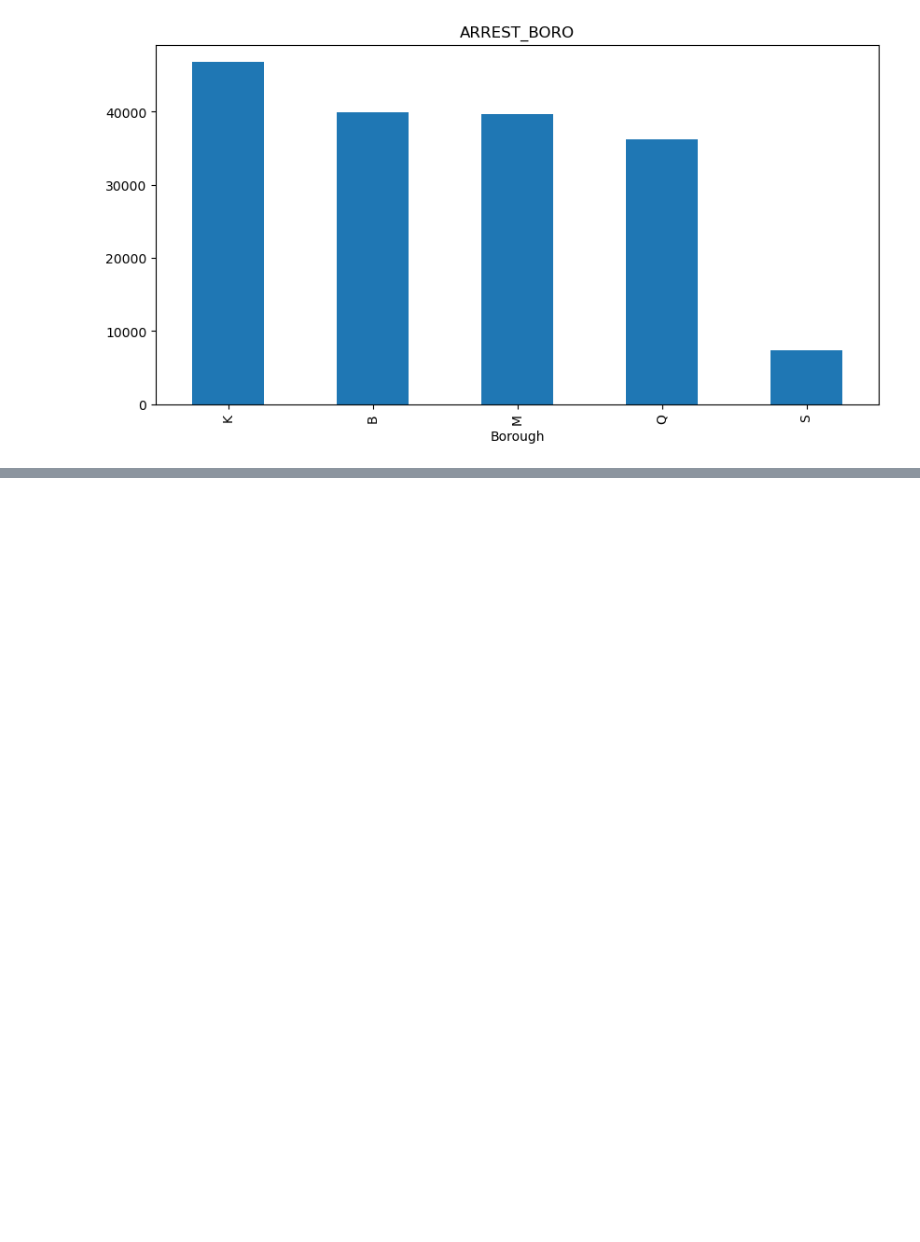
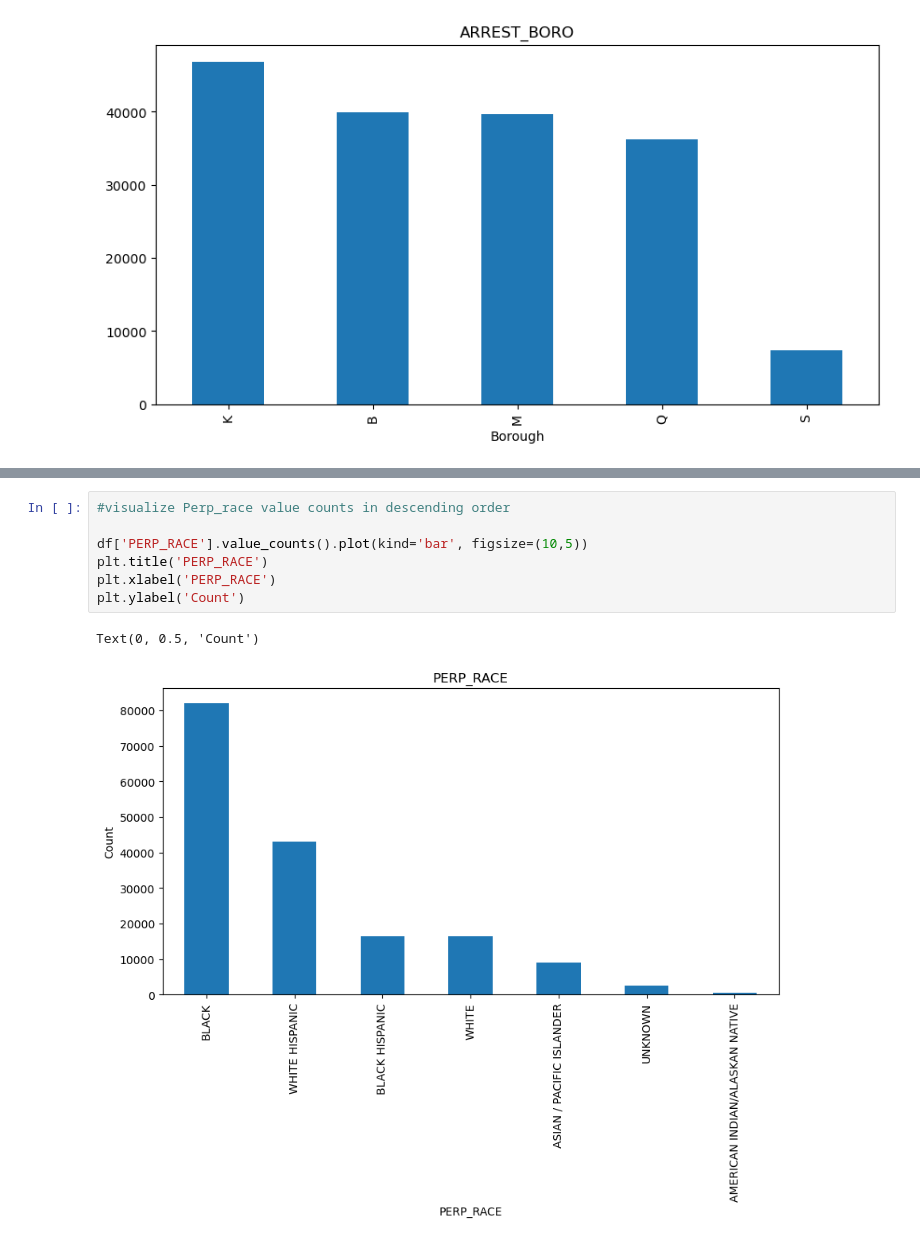
Before and after one commit to Inderjito/Midterm-Project, a Jupyter notebook: nypd_arrest.ipynb, the cells around one changed output, grey strips where cells are left out. Cells and saved outputs as stored; diff of their text form; blank space fills up the shorter version.

```diff
--- a/nypd_arrest.ipynb
+++ b/nypd_arrest.ipynb
@@ -202,0 +229,10 @@ Text(0.5, 0, 'Borough')
+# %%
+#visualize Perp_race value counts in descending order
+
+df['PERP_RACE'].value_counts().plot(kind='bar', figsize=(10,5))
+plt.title('PERP_RACE')
+plt.xlabel('PERP_RACE')
+plt.ylabel('Count')
+# %% [output]
+Text(0, 0.5, 'Count')
+[figure, added]
```
Also changed, not shown: parts of 3 cells of this notebook.
